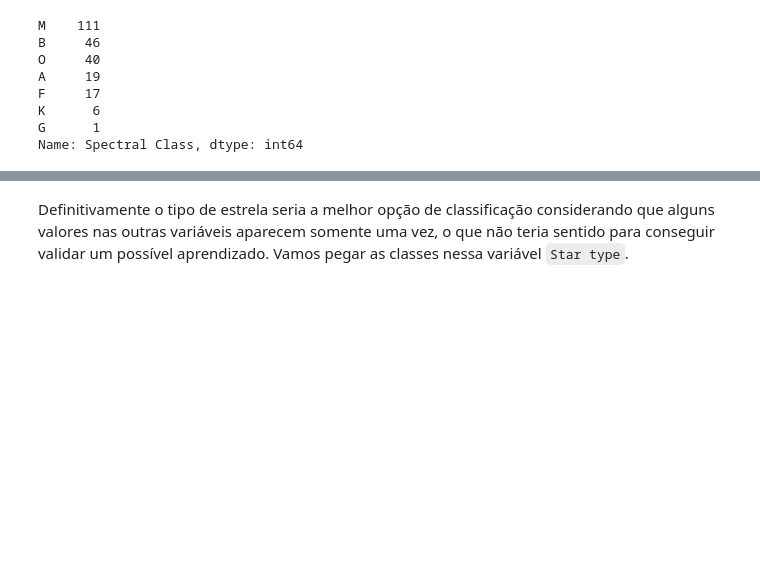
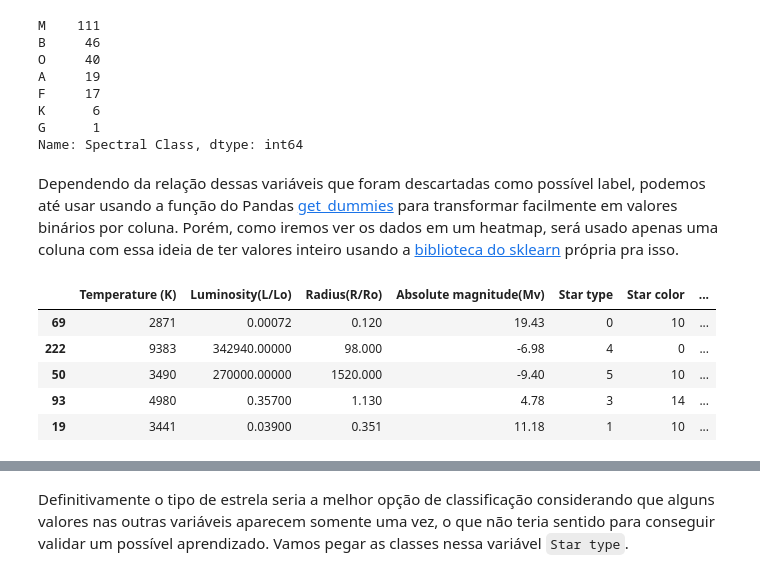
Before and after one commit to BrenoUSP/SME0828_DataScience, a Jupyter notebook: Projects/3 - Classificação/Projeto3_Classificacao_B.ipynb, the cells around one changed output, grey strips where cells are left out. Saved outputs shown, nothing was run; the diff lists cells and outputs as text; code cells hidden in the pictures; blank space fills up the shorter version.

```diff
--- a/Projects/3 - Classificação/Projeto3_Classificacao_B.ipynb
+++ b/Projects/3 - Classificação/Projeto3_Classificacao_B.ipynb
@@ -146,3 +130,33 @@ F     17
 K      6
 G      1
 Name: Spectral Class, dtype: int64
+# %% [markdown]
+Dependendo da relação dessas variáveis que foram descartadas como possível label, podemos até usar usando a função do Pandas [get_dummies](https://pandas.pydata.org/pandas-docs/stable/reference/api/pandas.get_dummies.html) para transformar facilmente em valores binários por coluna. Porém, como iremos ver os dados em um heatmap, será usado apenas uma coluna com essa ideia de ter valores inteiro usando a [biblioteca do sklearn](https://scikit-learn.org/stable/modules/generated/sklearn.preprocessing.LabelEncoder.html) própria pra isso.
+# %%
+dataConcat = dataStar.copy()
+
+# Método usando get_dummies para várias colunas
+
+#Spectral = pd.get_dummies(dataConcat['Spectral Class'], drop_first=True)
+#dataConcat.drop('Spectral Class',axis=1,inplace=True)
+#dataConcat = pd.concat([dataConcat, Spectral],axis=1)
+
+#Color = pd.get_dummies(dataConcat['Star color'], drop_first=True)
+#dataConcat.drop('Star color',axis=1,inplace=True)
+#dataConcat = pd.concat([dataConcat, Color],axis=1)
+
+from sklearn.preprocessing import LabelEncoder
+le = LabelEncoder()
+
+for i in list(dataConcat.columns):
+    if dataConcat[i].dtype=='object':
+        dataConcat[i]=le.fit_transform(dataConcat[i])
+
+dataConcat.sample(5)
+# %% [output]
+|  | Temperature (K) | Luminosity(L/Lo) | Radius(R/Ro) | Absolute magnitude(Mv) | Star type | Star color | ... |
+| 69 | 2871 | 0.00072 | 0.120 | 19.43 | 0 | 10 | ... |
+| 222 | 9383 | 342940.00000 | 98.000 | -6.98 | 4 | 0 | ... |
+| 50 | 3490 | 270000.00000 | 1520.000 | -9.40 | 5 | 10 | ... |
+| 93 | 4980 | 0.35700 | 1.130 | 4.78 | 3 | 14 | ... |
+| 19 | 3441 | 0.03900 | 0.351 | 11.18 | 1 | 10 | ... |
```
Also changed, not shown: parts of 20 cells of this notebook.
